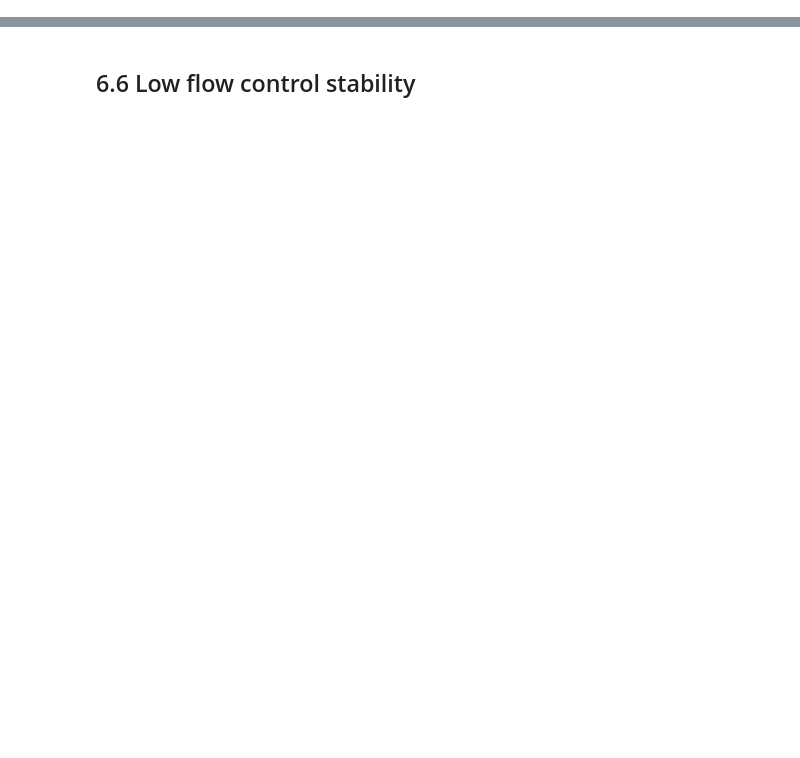
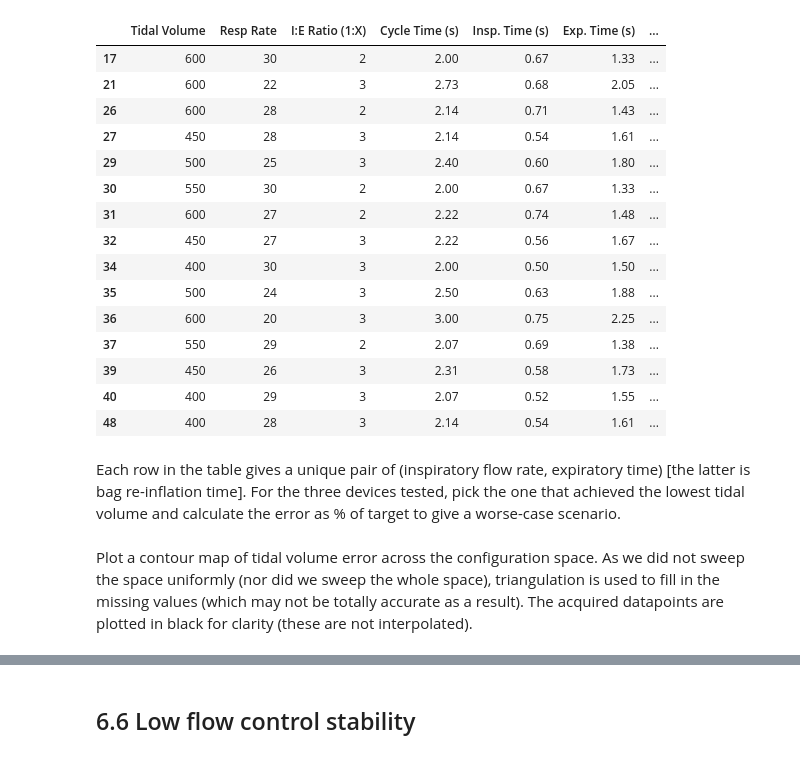
Before and after one commit to tomfrankkirk/oxvent_dvt, a Jupyter notebook: analysis/main_analysis.ipynb, the cells around one changed output, grey strips where cells are left out. Saved outputs shown, nothing was run; the diff lists cells and outputs as text; code cells hidden in the pictures; blank space fills up the shorter version.

```diff
--- a/analysis/main_analysis.ipynb
+++ b/analysis/main_analysis.ipynb
@@ -231,0 +1,14 @@ plt.show()
+# %%
+%matplotlib notebook
+
+import loaders
+import numpy as np
+import pandas as pd
+from pdb import set_trace
+import matplotlib.pyplot as plt
+import itertools
+
+CMAP = plt.get_cmap('tab20')
+ROOT = '../dvt6'
+FIGSIZE = (8,5)
+MARKSIZE = 20
@@ -231,0 +260,23 @@ plt.show()
+# %%
+therapy_data = pd.read_excel(op.join(ROOT, 'therapy', 'oxvent_air_rates.xlsx'), skiprows=1, usecols='A:N')
+therapy_data = therapy_data.loc[(~therapy_data.isna()).all(1),:]
+therapy_data
+# %% [output]
+|  | Tidal Volume | Resp Rate | I:E Ratio (1:X) | Cycle Time (s) | Insp. Time (s) | Exp. Time (s) | ... |
+| 17 | 600 | 30 | 2 | 2.00 | 0.67 | 1.33 | ... |
+| 21 | 600 | 22 | 3 | 2.73 | 0.68 | 2.05 | ... |
+| 26 | 600 | 28 | 2 | 2.14 | 0.71 | 1.43 | ... |
+| 27 | 450 | 28 | 3 | 2.14 | 0.54 | 1.61 | ... |
+| 29 | 500 | 25 | 3 | 2.40 | 0.60 | 1.80 | ... |
+| 30 | 550 | 30 | 2 | 2.00 | 0.67 | 1.33 | ... |
+| 31 | 600 | 27 | 2 | 2.22 | 0.74 | 1.48 | ... |
+| 32 | 450 | 27 | 3 | 2.22 | 0.56 | 1.67 | ... |
+| 34 | 400 | 30 | 3 | 2.00 | 0.50 | 1.50 | ... |
+| 35 | 500 | 24 | 3 | 2.50 | 0.63 | 1.88 | ... |
+| 36 | 600 | 20 | 3 | 3.00 | 0.75 | 2.25 | ... |
+| 37 | 550 | 29 | 2 | 2.07 | 0.69 | 1.38 | ... |
+| 39 | 450 | 26 | 3 | 2.31 | 0.58 | 1.73 | ... |
+| 40 | 400 | 29 | 3 | 2.07 | 0.52 | 1.55 | ... |
+| 48 | 400 | 28 | 3 | 2.14 | 0.54 | 1.61 | ... |
+# %% [markdown]
+Each row in the table gives a unique pair of (inspiratory flow rate, expiratory time) [the latter is bag re-inflation time]. For the three devices tested, pick the one that achieved the lowest tidal volume and calculate the error as % of target to give a worse-case scenario.
@@ -231,0 +286,2 @@ plt.show()
+# %% [markdown]
+Plot a contour map of tidal volume error across the configuration space. As we did not sweep the space uniformly (nor did we sweep the whole space), triangulation is used to fill in the missing values (which may not be totally accurate as a result). The acquired datapoints are plotted in black for clarity (these are not interpolated).
```
Also changed, not shown: parts of 78 cells of this notebook.
